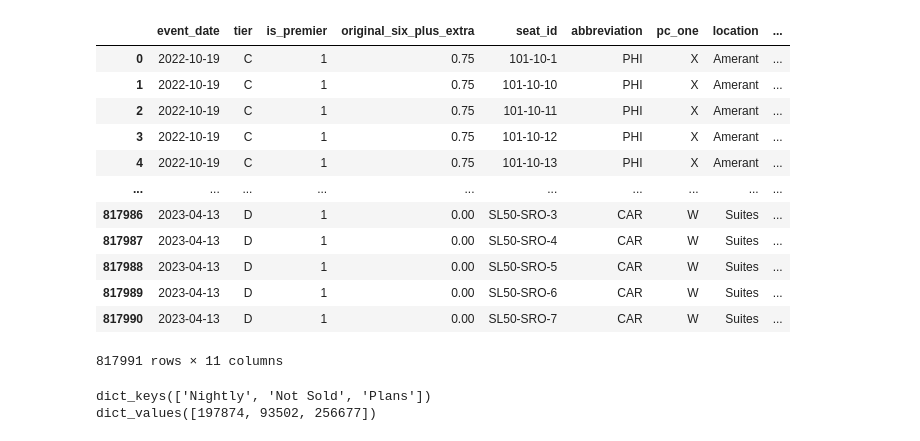
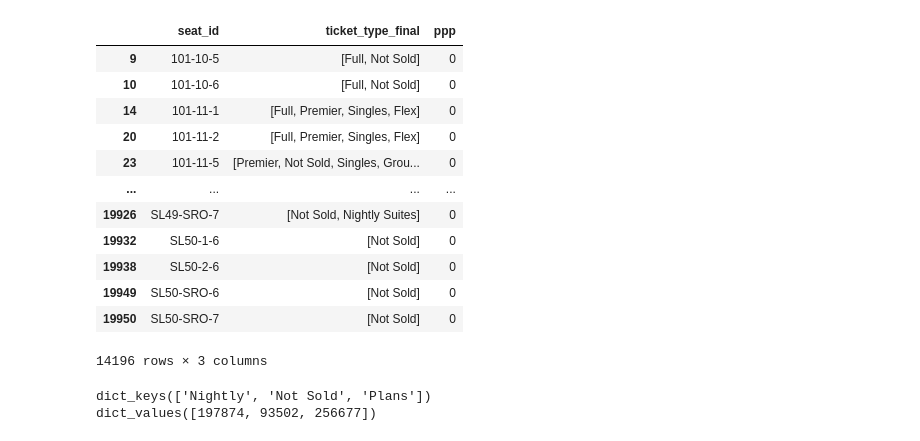
Before and after one commit to riffere-fla/pandas_party, a Jupyter notebook: ticket_revenue_model_2324.ipynb, the cells around one changed output. Cells and saved outputs as stored; diff of their text form; code cells hidden in the pictures.

```diff
--- a/ticket_revenue_model_2324.ipynb
+++ b/ticket_revenue_model_2324.ipynb
@@ -112,21 +107,6 @@ q = """
     """
 
 df = FLA_Redshift(**rs_creds).query_warehouse(sql_string=q)
-df
-# %% [output]
-|  | event_date | tier | is_premier | original_six_plus_extra | seat_id | abbreviation | pc_one | location | ... |
-| 0 | 2022-10-19 | C | 1 | 0.75 | 101-10-1 | PHI | X | Amerant | ... |
-| 1 | 2022-10-19 | C | 1 | 0.75 | 101-10-10 | PHI | X | Amerant | ... |
-| 2 | 2022-10-19 | C | 1 | 0.75 | 101-10-11 | PHI | X | Amerant | ... |
-| 3 | 2022-10-19 | C | 1 | 0.75 | 101-10-12 | PHI | X | Amerant | ... |
-| 4 | 2022-10-19 | C | 1 | 0.75 | 101-10-13 | PHI | X | Amerant | ... |
-| ... | ... | ... | ... | ... | ... | ... | ... | ... | ... |
-| 817986 | 2023-04-13 | D | 1 | 0.00 | SL50-SRO-3 | CAR | W | Suites | ... |
-| 817987 | 2023-04-13 | D | 1 | 0.00 | SL50-SRO-4 | CAR | W | Suites | ... |
-| 817988 | 2023-04-13 | D | 1 | 0.00 | SL50-SRO-5 | CAR | W | Suites | ... |
-| 817989 | 2023-04-13 | D | 1 | 0.00 | SL50-SRO-6 | CAR | W | Suites | ... |
-| 817990 | 2023-04-13 | D | 1 | 0.00 | SL50-SRO-7 | CAR | W | Suites | ... |
-817991 rows × 11 columns
 # %%
 df['dow'] = [datetime.weekday(datetime.strptime(x, "%Y-%m-%d")) for x in df['event_date']]
 df['tier_num'] = df.apply(lambda row: 5 if row['tier'] == 'A' else (4 if row['tier'] == 'B' else (3 if row['tier'] == 'C' else (2 if row['tier'] == 'D' else 1))), axis = 1)
@@ -188,6 +168,28 @@ df_merge_2 = df_sold.groupby(by = ['event_date'])['block_purchase_price'].sum()
 pcs = sorted(df['pc_one'].unique())
 pc_dict = dict((value,count) for count, value in enumerate(pcs))
 df['pc_num'] = df.apply(lambda row: pc_dict[row['pc_one']], axis = 1)
+# %%
+df_unique = df.groupby(by = ['seat_id'])['ticket_type_final'].unique()
+df_unique = df_unique.to_frame()
+df_unique.reset_index(inplace = True)
+df_unique['qqq'] = df_unique.apply(
+    lambda row: 1 if np.array_equal(row['ticket_type_final'], ['Full']) or np.array_equal(row['ticket_type_final'], ['Annual Suites'])
+    or np.array_equal(row['ticket_type_final'], ['Sponsor']) or np.array_equal(row['ticket_type_final'], ['Trade']) else 0, axis = 1)
+df_unique[df_unique['qqq'] == 0]
+# %% [output]
+|  | seat_id | ticket_type_final | ppp |
+| 9 | 101-10-5 | [Full, Not Sold] | 0 |
+| 10 | 101-10-6 | [Full, Not Sold] | 0 |
+| 14 | 101-11-1 | [Full, Premier, Singles, Flex] | 0 |
+| 20 | 101-11-2 | [Full, Premier, Singles, Flex] | 0 |
+| 23 | 101-11-5 | [Premier, Not Sold, Singles, Grou... | 0 |
+| ... | ... | ... | ... |
+| 19926 | SL49-SRO-7 | [Not Sold, Nightly Suites] | 0 |
+| 19932 | SL50-1-6 | [Not Sold] | 0 |
+| 19938 | SL50-2-6 | [Not Sold] | 0 |
+| 19949 | SL50-SRO-6 | [Not Sold] | 0 |
+| 19950 | SL50-SRO-7 | [Not Sold] | 0 |
+14196 rows × 3 columns
 # %%
 X = df[['dow', 'tier_num', 'pc_num', 'is_premier', 'original_six_plus_extra']]
 y = df[['ticket_type_group']]
```
Also changed, not shown: parts of 4 cells of this notebook, 1 other file.
